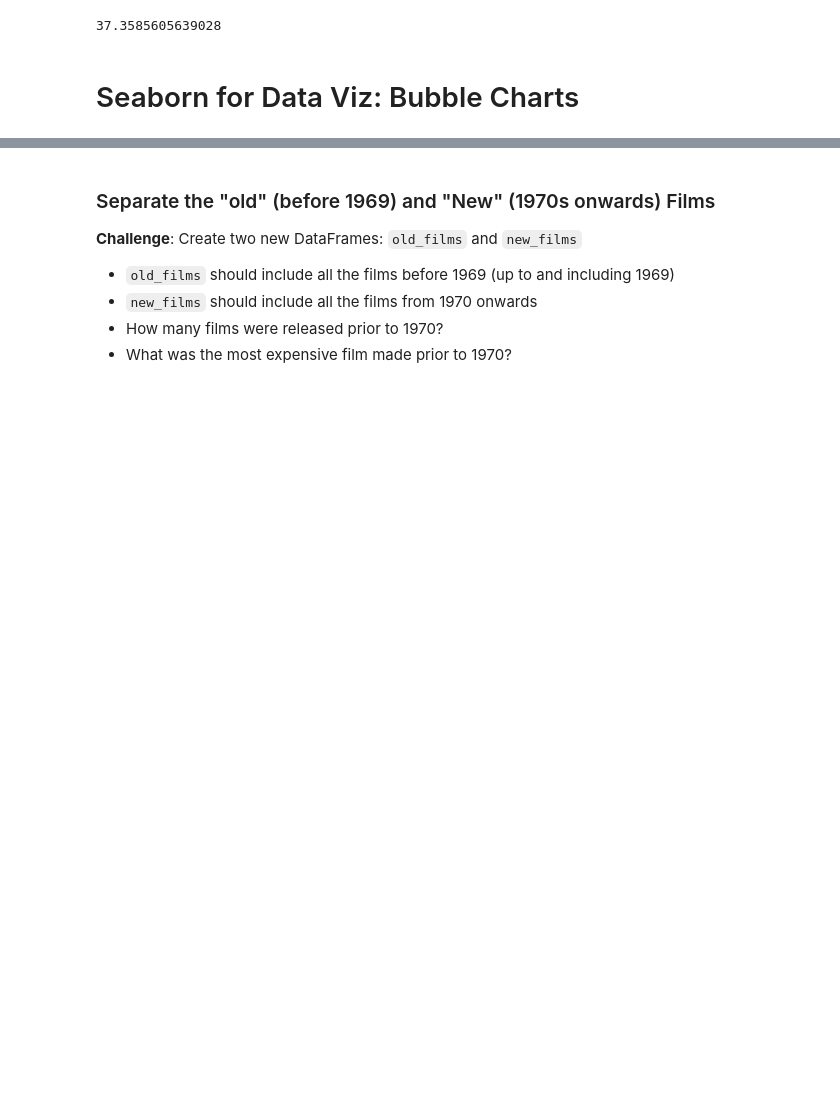
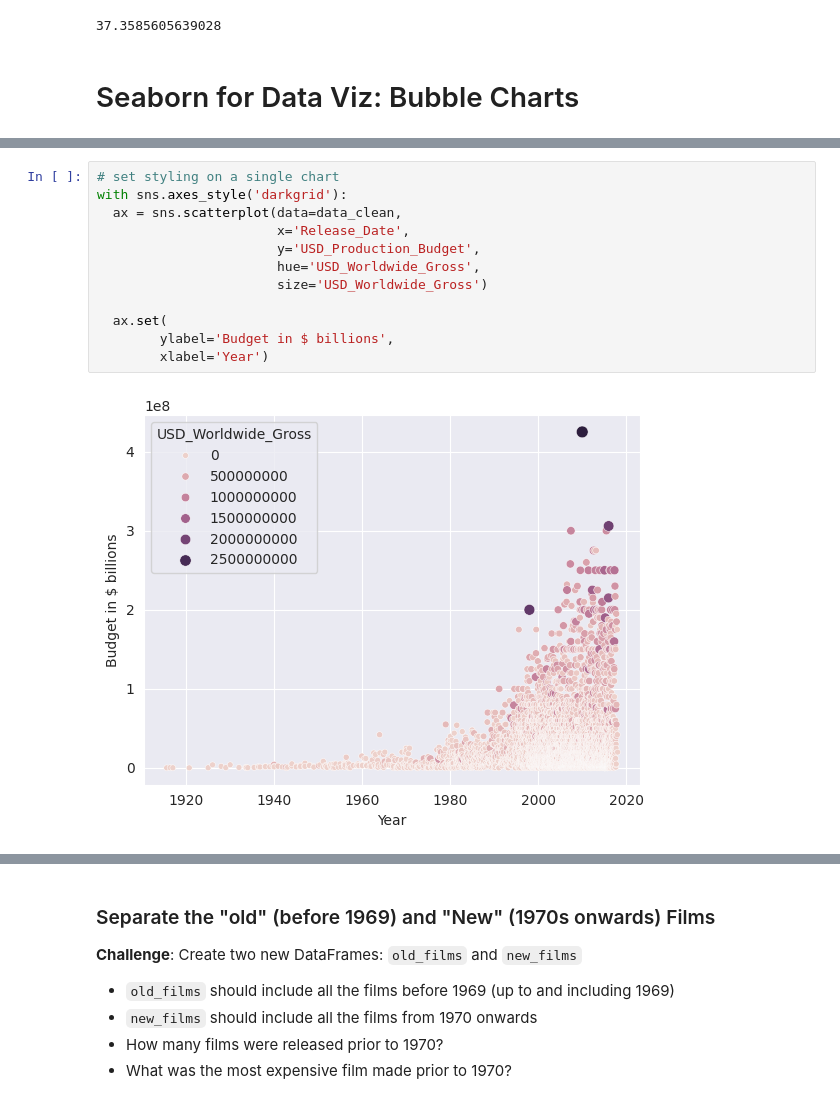
Before and after one commit to M-Awwab-Khan/movies-budget-and-revenue-analysed, a Jupyter notebook: Seaborn_and_Linear_Regression_(start).ipynb, the cells around one changed output, grey strips where cells are left out. Drawn from its saved outputs; the diff is of its cells as text; blank space fills up the shorter version.

```diff
--- a/Seaborn_and_Linear_Regression_(start).ipynb
+++ b/Seaborn_and_Linear_Regression_(start).ipynb
@@ -294,6 +326,20 @@ What is the percentage of films where the production costs exceeded the worldwid
 **Challenge**: Try to create the following Bubble Chart:
 
 <img src=https://i.imgur.com/8fUn9T6.png>
+# %%
+# set styling on a single chart
+with sns.axes_style('darkgrid'):
+  ax = sns.scatterplot(data=data_clean,
+                       x='Release_Date',
+                       y='USD_Production_Budget',
+                       hue='USD_Worldwide_Gross',
+                       size='USD_Worldwide_Gross')
+
+  ax.set(
+        ylabel='Budget in $ billions',
+        xlabel='Year')
+# %% [output]
+[figure, added]
 # %% [markdown]
 # Converting Years to Decades Trick
 
```
Also changed, not shown: parts of 5 cells of this notebook.
